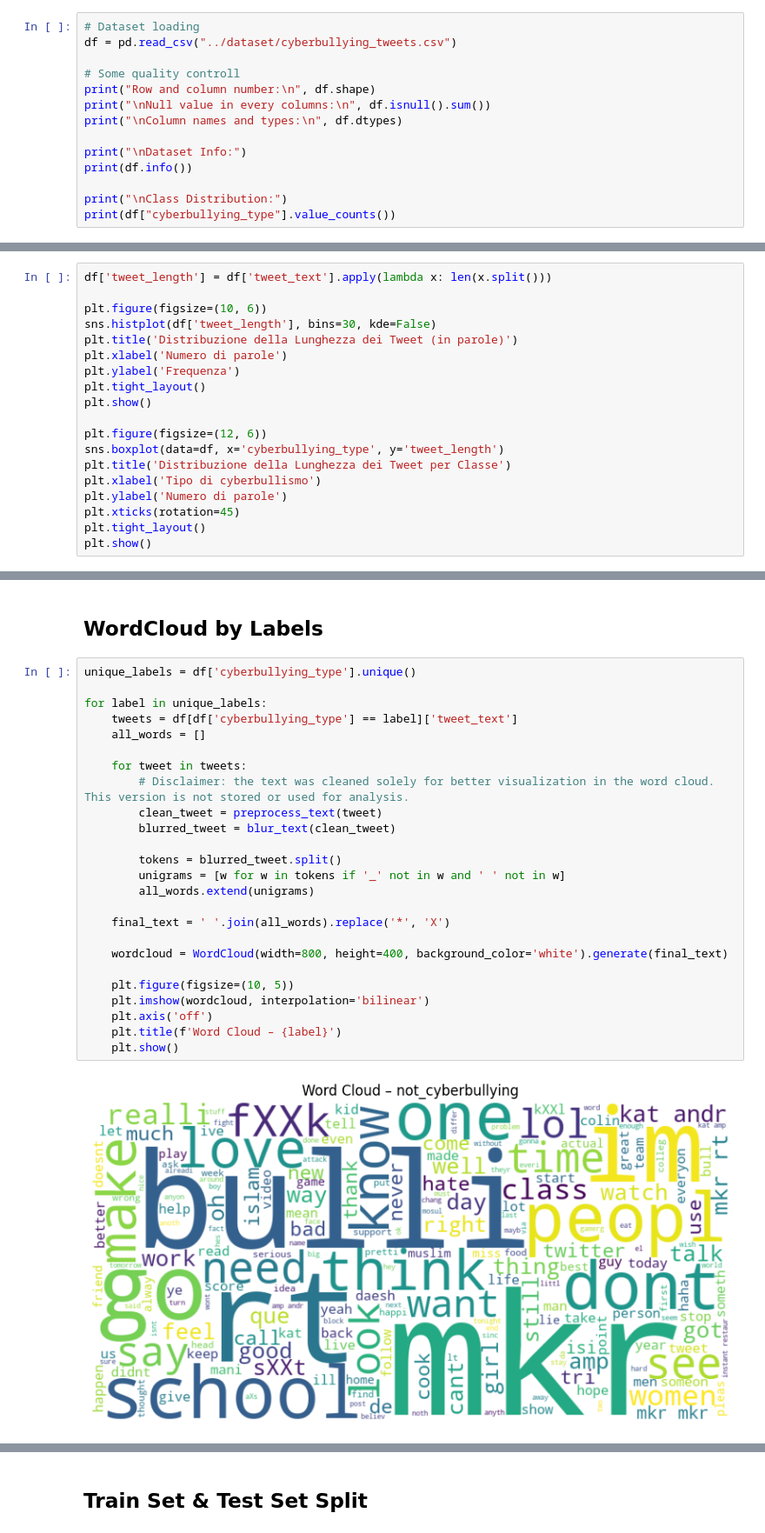
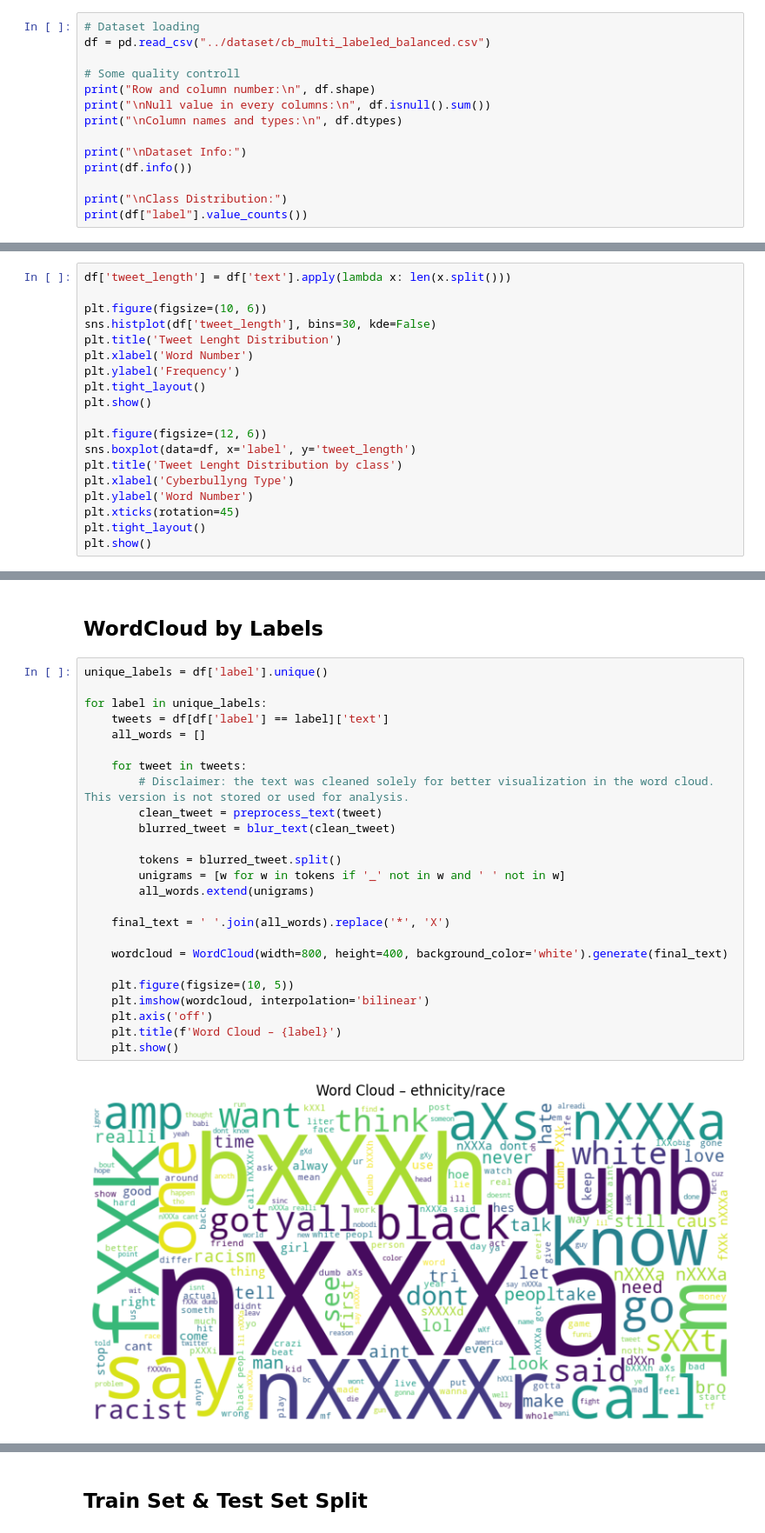
Before and after one commit to msegreto/CyberbullismDetection, a Jupyter notebook: notebook/1_DataVisualization.ipynb, the cells around one changed output, grey strips where cells are left out. Shown at 87% size. Saved outputs shown, nothing was run; the diff lists cells and outputs as text.

```diff
--- a/notebook/1_DataVisualization.ipynb
+++ b/notebook/1_DataVisualization.ipynb
@@ -17,7 +17,7 @@ from utils.text_preprocessing import preprocess_text
 ## First Look to the Dataset
 # %%
 # Dataset loading
-df = pd.read_csv("../dataset/cyberbullying_tweets.csv")
+df = pd.read_csv("../dataset/cb_multi_labeled_balanced.csv")
 
 # Some quality controll
 print("Row and column number:\n", df.shape)
@@ -28,6 +28,6 @@ print("\nDataset Info:")
 print(df.info())
 
 print("\nClass Distribution:")
-print(df["cyberbullying_type"].value_counts())
+print(df["label"].value_counts())
 # %% [output]
 Row and column number:
@@ -63,21 +63,21 @@ plt.show()
 # %% [markdown]
 ## Text Lenght Plot
 # %%
-df['tweet_length'] = df['tweet_text'].apply(lambda x: len(x.split()))
+df['tweet_length'] = df['text'].apply(lambda x: len(x.split()))
 
 plt.figure(figsize=(10, 6))
 sns.histplot(df['tweet_length'], bins=30, kde=False)
-plt.title('Distribuzione della Lunghezza dei Tweet (in parole)')
-plt.xlabel('Numero di parole')
-plt.ylabel('Frequenza')
+plt.title('Tweet Lenght Distribution')
+plt.xlabel('Word Number')
+plt.ylabel('Frequency')
 plt.tight_layout()
 plt.show()
 
 plt.figure(figsize=(12, 6))
-sns.boxplot(data=df, x='cyberbullying_type', y='tweet_length')
-plt.title('Distribuzione della Lunghezza dei Tweet per Classe')
-plt.xlabel('Tipo di cyberbullismo')
-plt.ylabel('Numero di parole')
+sns.boxplot(data=df, x='label', y='tweet_length')
+plt.title('Tweet Lenght Distribution by class')
+plt.xlabel('Cyberbullyng Type')
+plt.ylabel('Word Number')
 plt.xticks(rotation=45)
 plt.tight_layout()
 plt.show()
@@ -87,29 +87,29 @@ plt.show()
 # %% [markdown]
 ## WordCloud by Labels
 # %%
-unique_labels = df['cyberbullying_type'].unique()
+unique_labels = df['label'].unique()
 
 for label in unique_labels:
-    tweets = df[df['cyberbullying_type'] == label]['tweet_text']
+    tweets = df[df['label'] == label]['text']
     all_words = []
 
     for tweet in tweets:
         # Disclaimer: the text was cleaned solely for better visualization in the word cloud. This version is not stored or used for analysis.
         clean_tweet = preprocess_text(tweet)
         blurred_tweet = blur_text(clean_tweet)
 
         tokens = blurred_tweet.split()
         unigrams = [w for w in tokens if '_' not in w and ' ' not in w]
         all_words.extend(unigrams)
 
     final_text = ' '.join(all_words).replace('*', 'X')
 
     wordcloud = WordCloud(width=800, height=400, background_color='white').generate(final_text)
 
     plt.figure(figsize=(10, 5))
     plt.imshow(wordcloud, interpolation='bilinear')
     plt.axis('off')
     plt.title(f'Word Cloud – {label}')
     plt.show()
 # %% [output]
-[figure, old version]
+[figure, new version]
```
Also changed, not shown: parts of 6 cells of this notebook, 29 other files.
